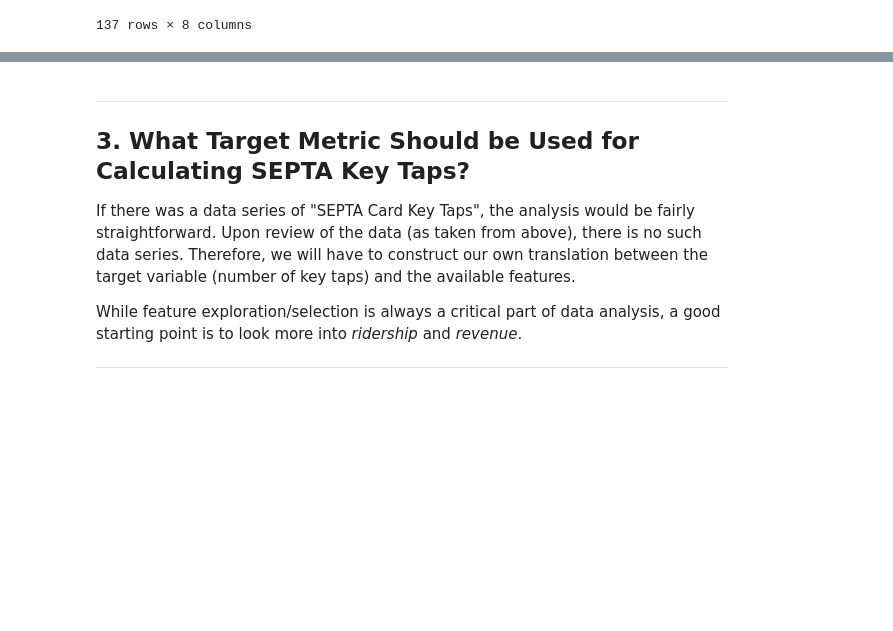
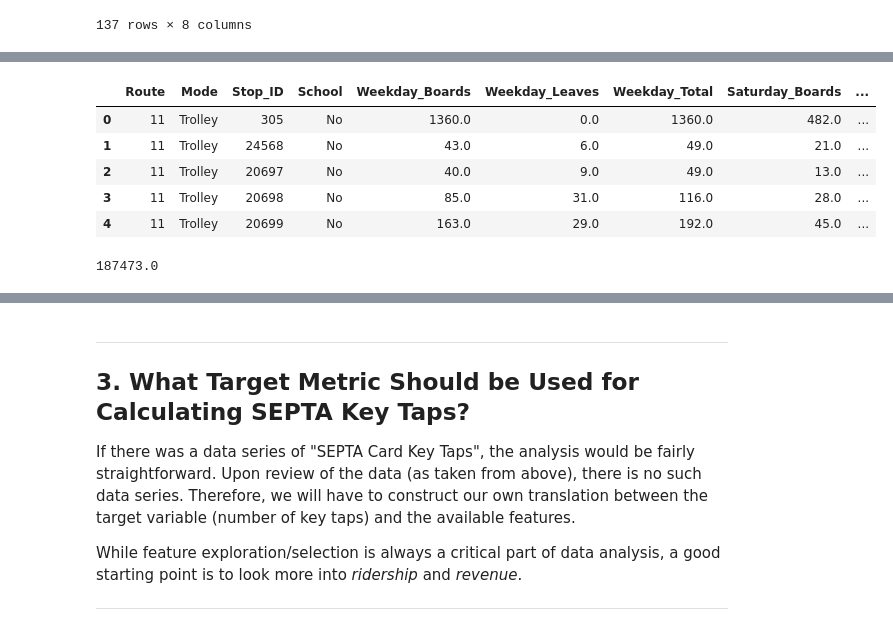
Before and after one commit to jafonte01/SEPTA-Competition-Project, a Jupyter notebook: iSepta Philly Project.ipynb, the cells around one changed output, grey strips where cells are left out. Drawn from its saved outputs; the diff is of its cells as text; code cells hidden in the pictures; blank space fills up the shorter version.

```diff
--- a/iSepta Philly Project.ipynb
+++ b/iSepta Philly Project.ipynb
@@ -337,0 +384,16 @@ df_Agg = df_aggregate1.copy()
+# %%
+df_trolley[['Route', 'Mode','Stop_ID','School', 'Weekday_Boards', 'Weekday_Leaves', 'Weekday_Total',
+            'Saturday_Boards', 'Saturday_Leaves', 'Saturday_Total',
+            'Sunday_Boards', 'Sunday_Leaves', 'Sunday_Total']].head()
+# %% [output]
+|  | Route | Mode | Stop_ID | School | Weekday_Boards | Weekday_Leaves | Weekday_Total | Saturday_Boards | ... |
+| 0 | 11 | Trolley | 305 | No | 1360.0 | 0.0 | 1360.0 | 482.0 | ... |
+| 1 | 11 | Trolley | 24568 | No | 43.0 | 6.0 | 49.0 | 21.0 | ... |
+| 2 | 11 | Trolley | 20697 | No | 40.0 | 9.0 | 49.0 | 13.0 | ... |
+| 3 | 11 | Trolley | 20698 | No | 85.0 | 31.0 | 116.0 | 28.0 | ... |
+| 4 | 11 | Trolley | 20699 | No | 163.0 | 29.0 | 192.0 | 45.0 | ... |
+# %%
+totalboards2018_trolley = df_trolley.Weekday_Total.sum() + df_trolley.Saturday_Total.sum() + df_trolley.Sunday_Total.sum()
+totalboards2018_trolley
+# %% [output]
+187473.0
```
Also changed, not shown: parts of 9 cells of this notebook.
